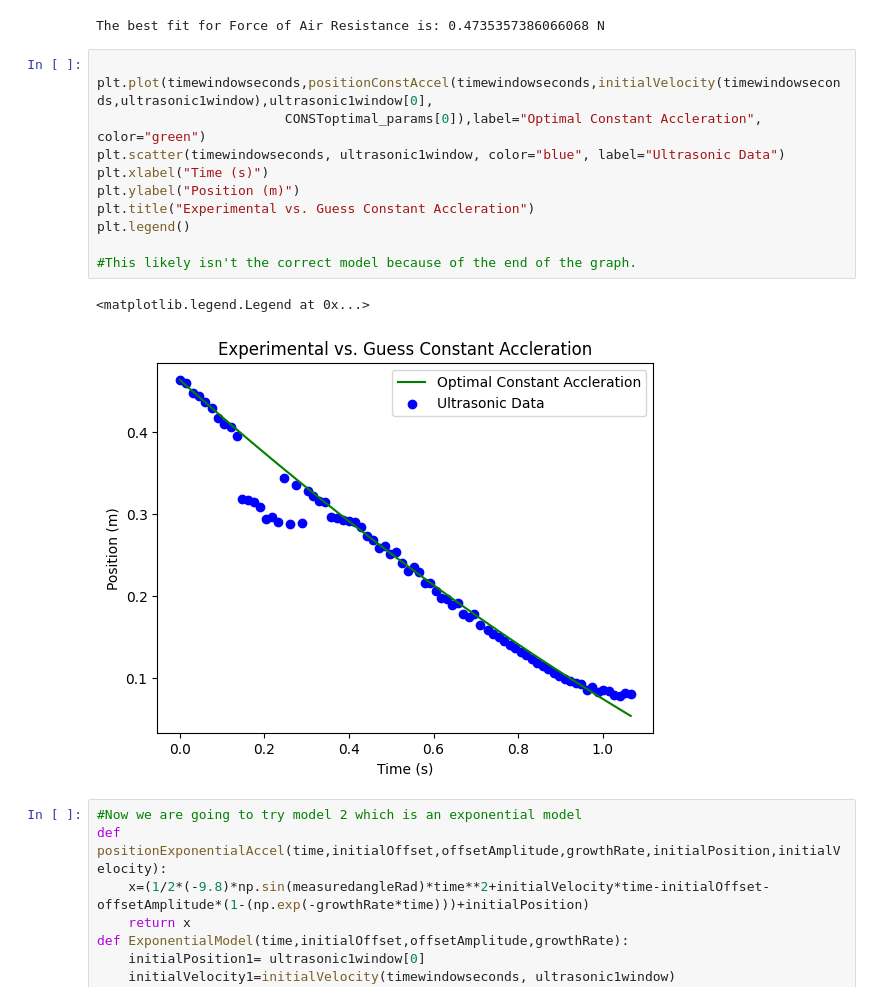
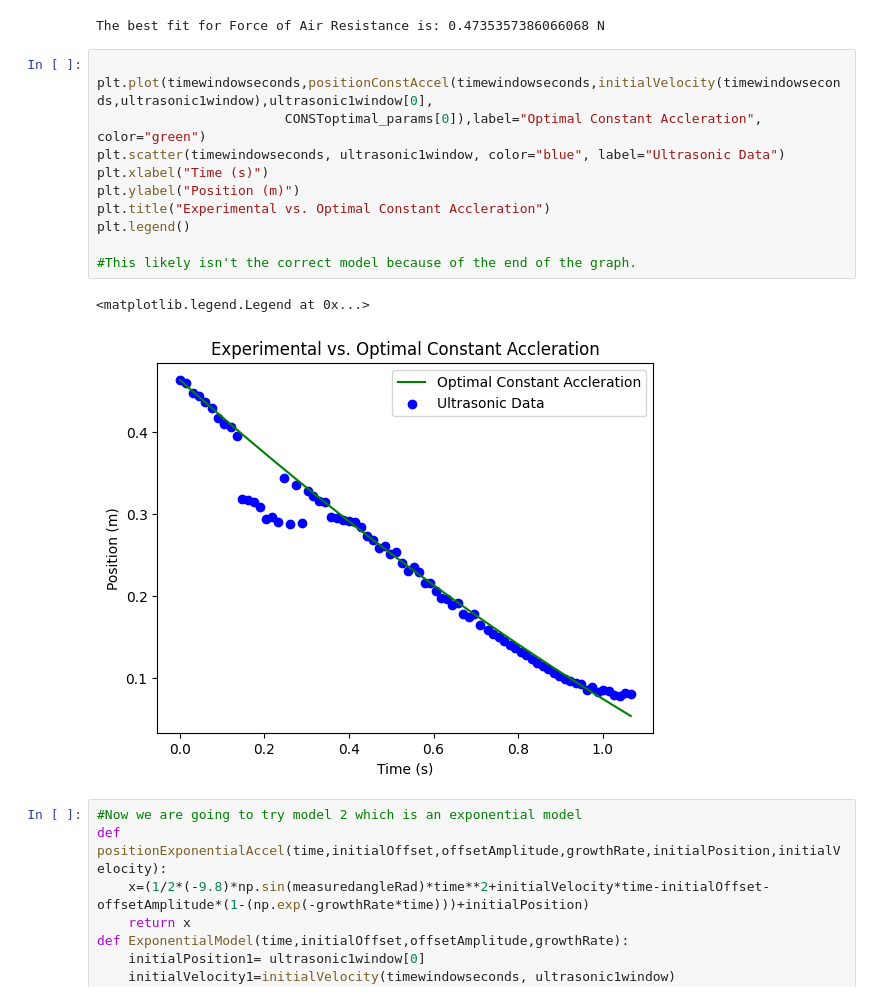
Before and after one commit to leo-c1/4al-final, a Jupyter notebook: DATAANAL.ipynb, the cells around one changed output. Cells and saved outputs as stored; diff of their text form.

```diff
--- a/DATAANAL.ipynb
+++ b/DATAANAL.ipynb
@@ -294,17 +297,17 @@ The best fit for Force of Air Resistance is: 0.4735357386066068 N
 # %%
 
 plt.plot(timewindowseconds,positionConstAccel(timewindowseconds,initialVelocity(timewindowseconds,ultrasonic1window),ultrasonic1window[0],
                         CONSToptimal_params[0]),label="Optimal Constant Accleration", color="green")
 plt.scatter(timewindowseconds, ultrasonic1window, color="blue", label="Ultrasonic Data")
 plt.xlabel("Time (s)")
 plt.ylabel("Position (m)")
-plt.title("Experimental vs. Guess Constant Accleration")
+plt.title("Experimental vs. Optimal Constant Accleration")
 plt.legend()
 
 #This likely isn't the correct model because of the end of the graph.
 # %% [output]
 <matplotlib.legend.Legend at 0x...>
-[figure, old version]
+[figure, new version]
 # %%
 #Now we are going to try model 2 which is an exponential model
 def positionExponentialAccel(time,initialOffset,offsetAmplitude,growthRate,initialPosition,initialVelocity):
```
Also changed, not shown: parts of 3 cells of this notebook.
